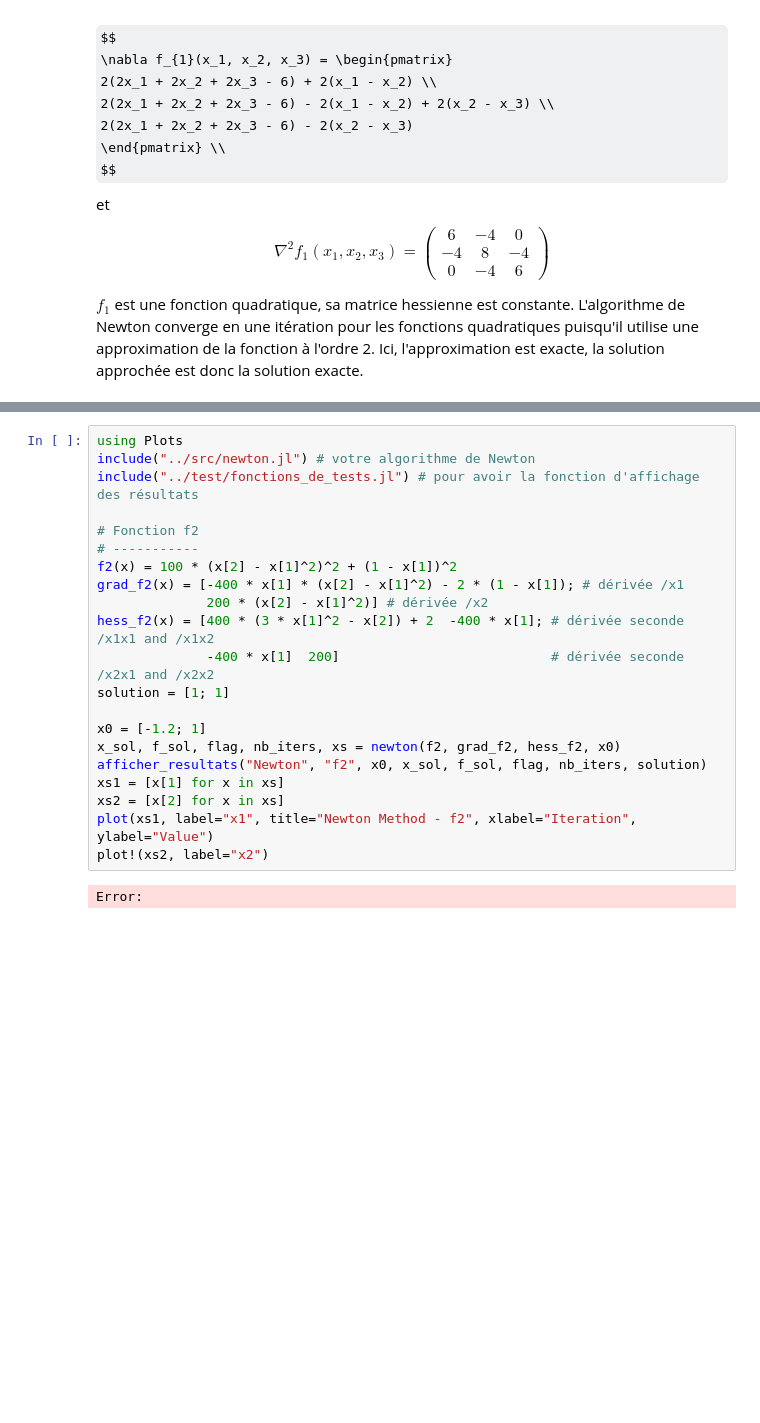
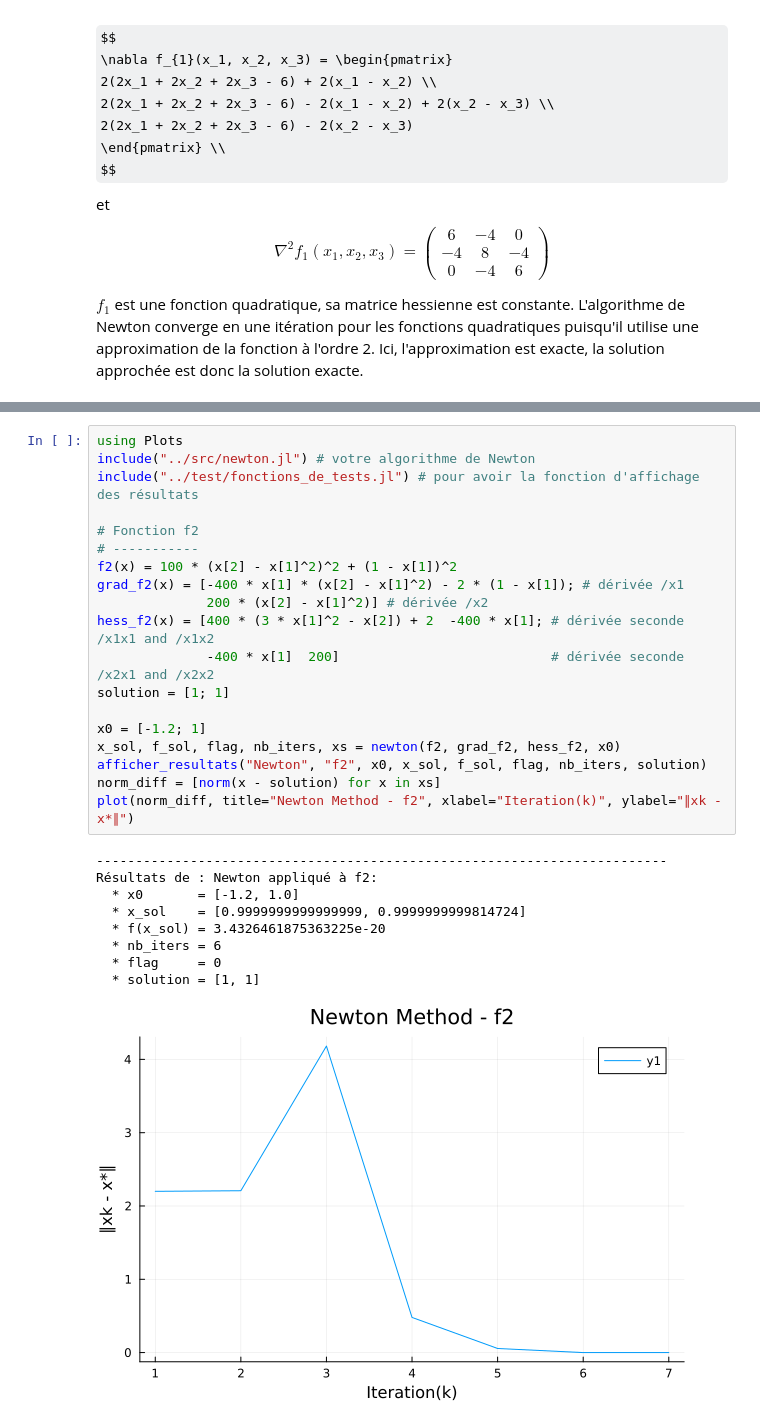
Before and after one commit to sully-vian/N7-2A, a Jupyter notebook: OptiNum/notebooks/newton.ipynb, the cells around one changed output, grey strips where cells are left out. Cells and saved outputs as stored; diff of their text form; some formulas as TeX source; blank space fills up the shorter version.

```diff
--- a/OptiNum/notebooks/newton.ipynb
+++ b/OptiNum/notebooks/newton.ipynb
@@ -147,23 +190,29 @@ $$
 # %%
 using Plots
 include("../src/newton.jl") # votre algorithme de Newton
 include("../test/fonctions_de_tests.jl") # pour avoir la fonction d'affichage des résultats
 
 # Fonction f2
 # -----------
 f2(x) = 100 * (x[2] - x[1]^2)^2 + (1 - x[1])^2
 grad_f2(x) = [-400 * x[1] * (x[2] - x[1]^2) - 2 * (1 - x[1]); # dérivée /x1
               200 * (x[2] - x[1]^2)] # dérivée /x2
 hess_f2(x) = [400 * (3 * x[1]^2 - x[2]) + 2  -400 * x[1]; # dérivée seconde /x1x1 and /x1x2
               -400 * x[1]  200]                           # dérivée seconde /x2x1 and /x2x2
 solution = [1; 1]
 
 x0 = [-1.2; 1]
 x_sol, f_sol, flag, nb_iters, xs = newton(f2, grad_f2, hess_f2, x0)
 afficher_resultats("Newton", "f2", x0, x_sol, f_sol, flag, nb_iters, solution)
-xs1 = [x[1] for x in xs]
-xs2 = [x[2] for x in xs]
-plot(xs1, label="x1", title="Newton Method - f2", xlabel="Iteration", ylabel="Value")
-plot!(xs2, label="x2")
+norm_diff = [norm(x - solution) for x in xs]
+plot(norm_diff, title="Newton Method - f2", xlabel="Iteration(k)", ylabel="∥xk - x*∥")
 # %% [output]
-Error:
+-------------------------------------------------------------------------
+Résultats de : Newton appliqué à f2:
+  * x0       = [-1.2, 1.0]
+  * x_sol    = [0.9999999999999999, 0.9999999999814724]
+  * f(x_sol) = 3.4326461875363225e-20
+  * nb_iters = 6
+  * flag     = 0
+  * solution = [1, 1]
+[figure, added]
```
Also changed, not shown: parts of 4 cells of this notebook, 3 other files.
